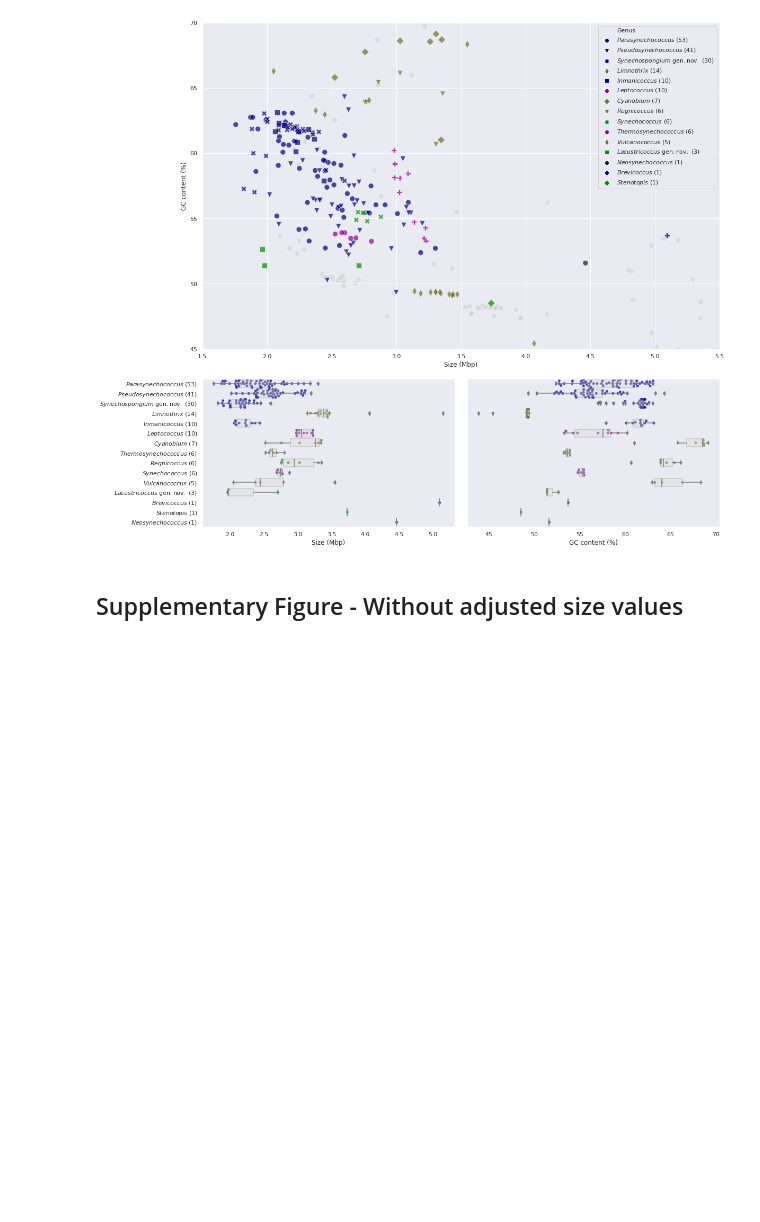
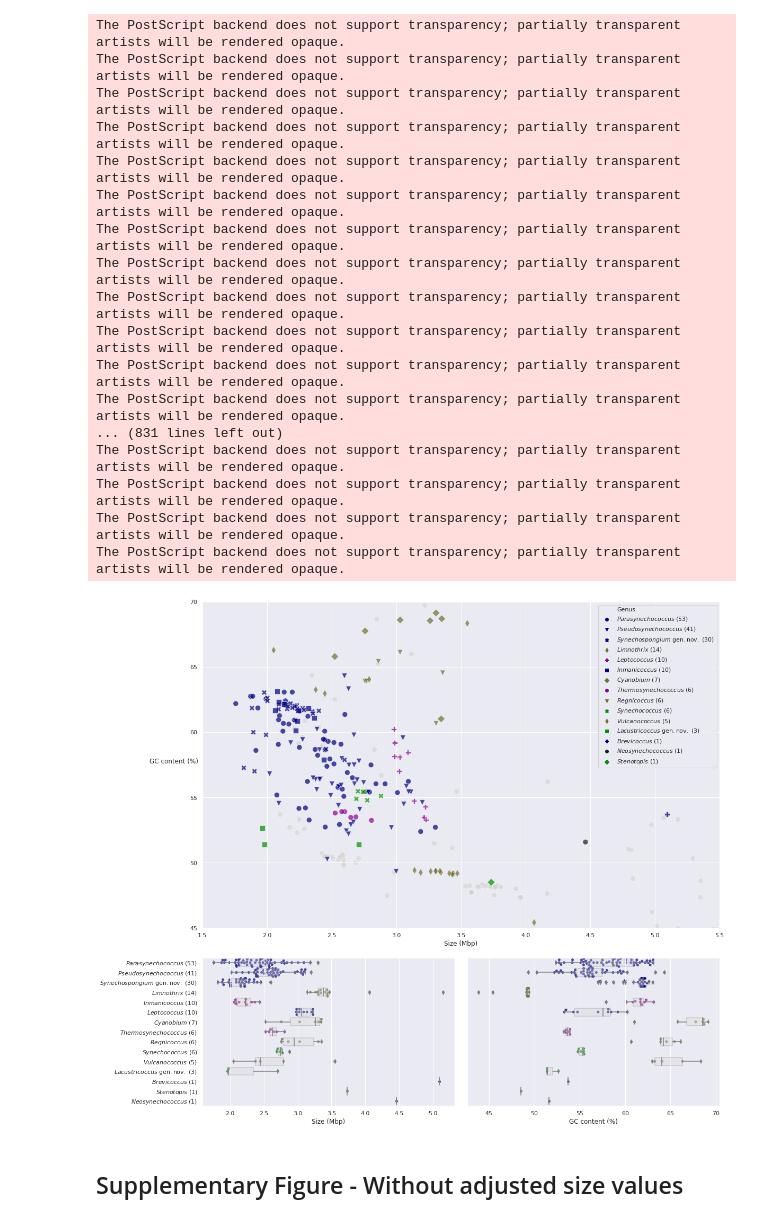
Before and after one commit to vinisalazar/SynechococcusGT, a Jupyter notebook: code/gc_size.ipynb, the cells around one changed output. Cells and saved outputs as stored; diff of their text form; code cells hidden in the pictures; blank space fills up the shorter version.

```diff
--- a/code/gc_size.ipynb
+++ b/code/gc_size.ipynb
@@ -157,12 +157,12 @@ def main2(data, data_, figsize=(15,15), axis_lim=((1,7), (30,70)), palette='deep
     plt.setp(ax2.get_yticklabels(), visible=False)
     ax1.legend().remove()
     ax2.legend().remove()
-    ax1.grid(False)
-    ax2.grid(False)
+    #ax1.grid(False)
+    #ax2.grid(False)
 
     # Fixing labels
     ax0.set_xlabel("Size (Mbp)")
-    ax0.set_ylabel("GC content (%)", rotation=90)
+    ax0.set_ylabel("GC content (%)", rotation=0, labelpad=30)
     ax1.set_xlabel("Size (Mbp)")
     ax1.set_ylabel("")
     ax2.set_xlabel("GC content (%)")
@@ -173,37 +173,55 @@ def main2(data, data_, figsize=(15,15), axis_lim=((1,7), (30,70)), palette='deep
         plt.legend(loc=kwargs['legend_pos'])
 
     if 'save' in kwargs.keys():
-        plt.savefig(kwargs['save'], dpi=1200, bbox_inches='tight')
-
+#         if kwargs['save'].endswith(".eps"):
+#             ax0.set_rasterized(True)
+#             ax1.set_rasterized(True)
+#             ax2.set_rasterized(True)
+        plt.savefig(kwargs['save'], dpi=600, bbox_inches='tight')
 
     plt.show()
 # %%
 # Our draft
 df_ = df[df['quality_filter']].copy()
 
 df_['no_genus'] = df_.groupby('new_genus')[
     'new_genus'].transform('count').map(int, na_action="ignore")
 
 data = df_[(df_['is_synecho']) &
            ~(df_['new_genus'].isin(("GCA", "PCC-7336"))) &
            (df_['no_genus'] > 0) &
            (df_['gtt_label'].str[1] != "X") &
            (~df_["new_genus"].isin(("Phormidesmis", "Leptovivax")))].copy()  # Remove non-SC genomes
 data['new_genus'] = data['new_genus'].apply(lambda s: s + "\ \mathrm {gen. nov.}" if any(i in s for i in ("Lacustricoccus", "Synechospongium")) else s)
 data_ = df_[~df_['is_synecho']].copy()
 
 models = []
 
 for dataframe in (data, data_):
-    model = linregress(dataframe['checkm_completeness'], dataframe['megabases'])
-    models.append(model)
     dataframe['megabases'] = dataframe.apply(lambda row: 100 *
                                    row['megabases'] / row['checkm_completeness'] if
                                    row['checkm_completeness'] < 100 else row['megabases'], axis=1)
 
-main2(data=data, data_=data_, figsize=(17.5,17.5), axis_lim=((1.5,5.5), (45, 70)), save="../data/plots/final/Figure_3_review.pdf")
+main2(data=data, data_=data_, figsize=(17.5,17.5), axis_lim=((1.5,5.5), (45, 70)), save="../data/plots/final/Figure_3_review.eps")
 # %% [output]
+The PostScript backend does not support transparency; partially transparent artists will be rendered opaque.
+The PostScript backend does not support transparency; partially transparent artists will be rendered opaque.
+The PostScript backend does not support transparency; partially transparent artists will be rendered opaque.
+The PostScript backend does not support transparency; partially transparent artists will be rendered opaque.
+The PostScript backend does not support transparency; partially transparent artists will be rendered opaque.
+The PostScript backend does not support transparency; partially transparent artists will be rendered opaque.
+The PostScript backend does not support transparency; partially transparent artists will be rendered opaque.
+The PostScript backend does not support transparency; partially transparent artists will be rendered opaque.
+The PostScript backend does not support transparency; partially transparent artists will be rendered opaque.
+The PostScript backend does not support transparency; partially transparent artists will be rendered opaque.
+The PostScript backend does not support transparency; partially transparent artists will be rendered opaque.
+The PostScript backend does not support transparency; partially transparent artists will be rendered opaque.
+... (831 lines left out)
+The PostScript backend does not support transparency; partially transparent artists will be rendered opaque.
+The PostScript backend does not support transparency; partially transparent artists will be rendered opaque.
+The PostScript backend does not support transparency; partially transparent artists will be rendered opaque.
+The PostScript backend does not support transparency; partially transparent artists will be rendered opaque.
-[figure, old version]
+[figure, new version]
 # %% [markdown]
 ## Supplementary Figure - Without adjusted size values
 # %%
```
Also changed, not shown: parts of 1 cell of this notebook, 2 other files.
